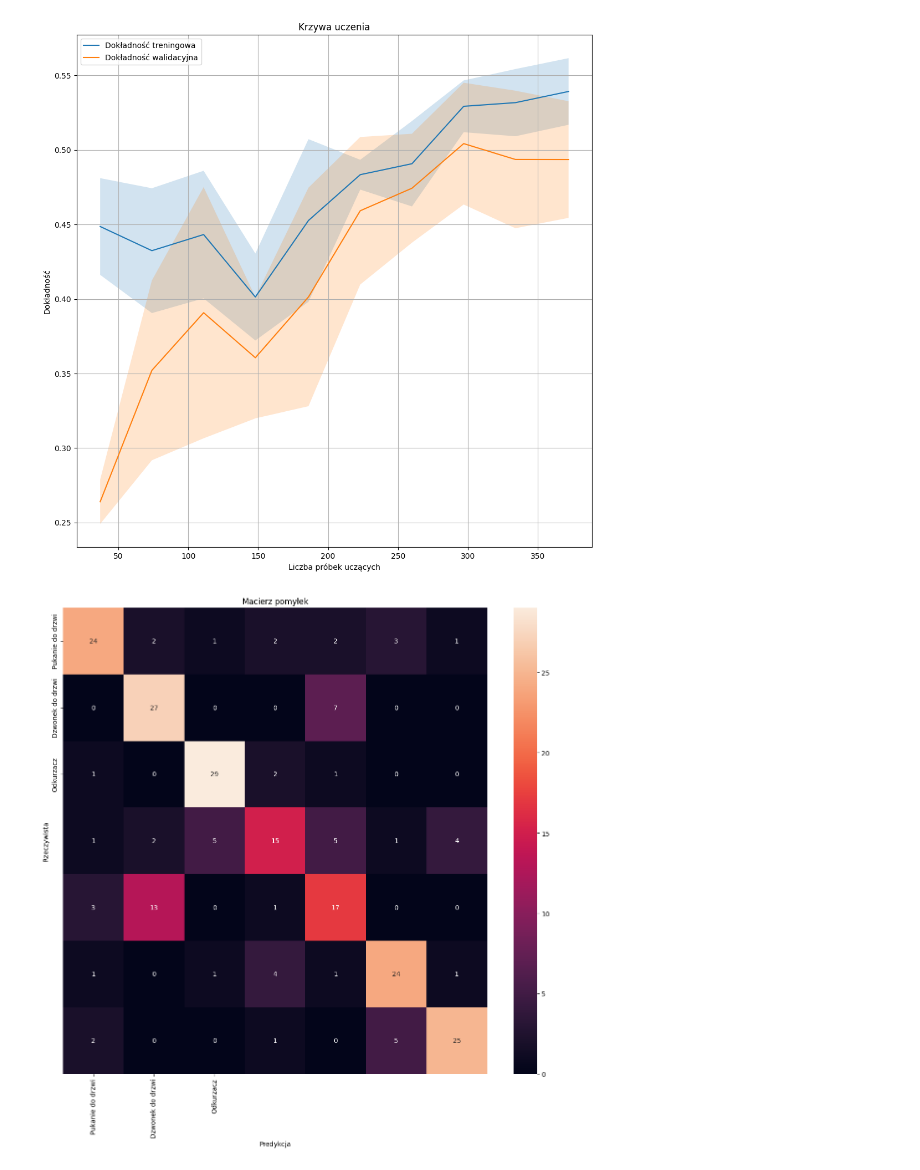
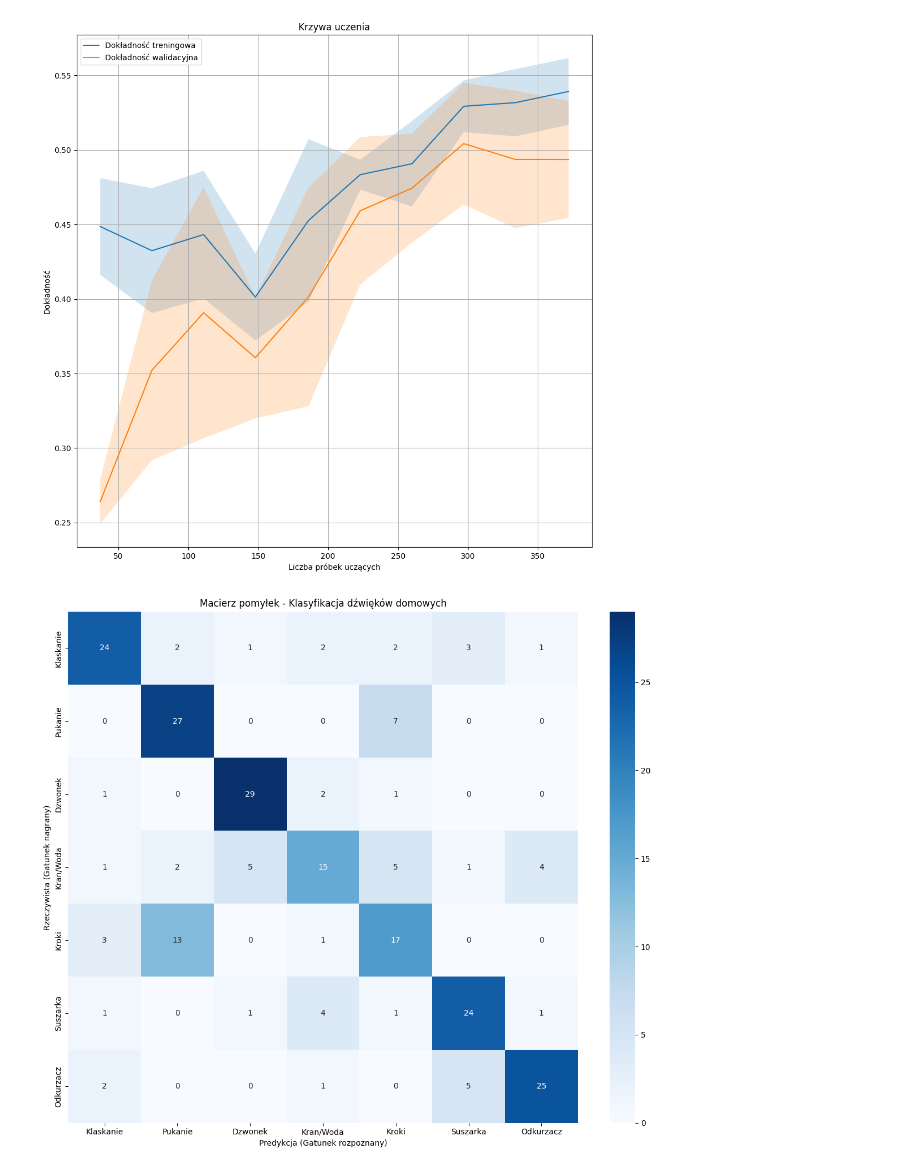
Before and after one commit to muzykos/Projekt_badawczy_System_rozpoznawania_zdarzen_dzwiekowych_w_przestrzeni_domowej, a Jupyter notebook: src/notebook/model-training_old.ipynb, the cells around one changed output. Cells and saved outputs as stored; diff of their text form; code cells hidden in the pictures.

```diff
--- a/src/notebook/model-training_old.ipynb
+++ b/src/notebook/model-training_old.ipynb
@@ -120,19 +120,34 @@ plt.show()
 # %% [output]
 [figure]
 # %%
-plt.figure(figsize=(12, 12))
+# Get the class names directly from the encoder to ensure they match the order used in training
+class_names = list(label_encoder.classes_)
+# Translation mapping for the UI if desired (optional)
+translation = {
+    "clapping": "Klaskanie",
+    "doorbell": "Dzwonek",
+    "door_knock": "Pukanie",
+    "faucet": "Kran/Woda",
+    "footsteps": "Kroki",
+    "hairdryer": "Suszarka",
+    "vacuum_cleaner": "Odkurzacz"
+}
+display_labels = [translation.get(name, name) for name in class_names]
+
+plt.figure(figsize=(12, 10))
 sns.heatmap(
     confusion_matrix(y_test, y_pred),
     annot=True,
     fmt="d",
-    xticklabels=["Pukanie do drzwi", "Dzwonek do drzwi", "Odkurzacz"],
-    yticklabels=["Pukanie do drzwi", "Dzwonek do drzwi", "Odkurzacz"],
+    cmap="Blues",
+    xticklabels=display_labels,
+    yticklabels=display_labels,
 )
 
-plt.xlabel("Predykcja")
-plt.ylabel("Rzeczywista")
-plt.title("Macierz pomyłek")
+plt.xlabel("Predykcja (Gatunek rozpoznany)")
+plt.ylabel("Rzeczywista (Gatunek nagrany)")
+plt.title("Macierz pomyłek - Klasyfikacja dźwięków domowych")
 plt.tight_layout()
 plt.show()
 # %% [output]
-[figure, old version]
+[figure, new version]
```
Also changed, not shown: parts of 1 cell of this notebook, 2 other files.
